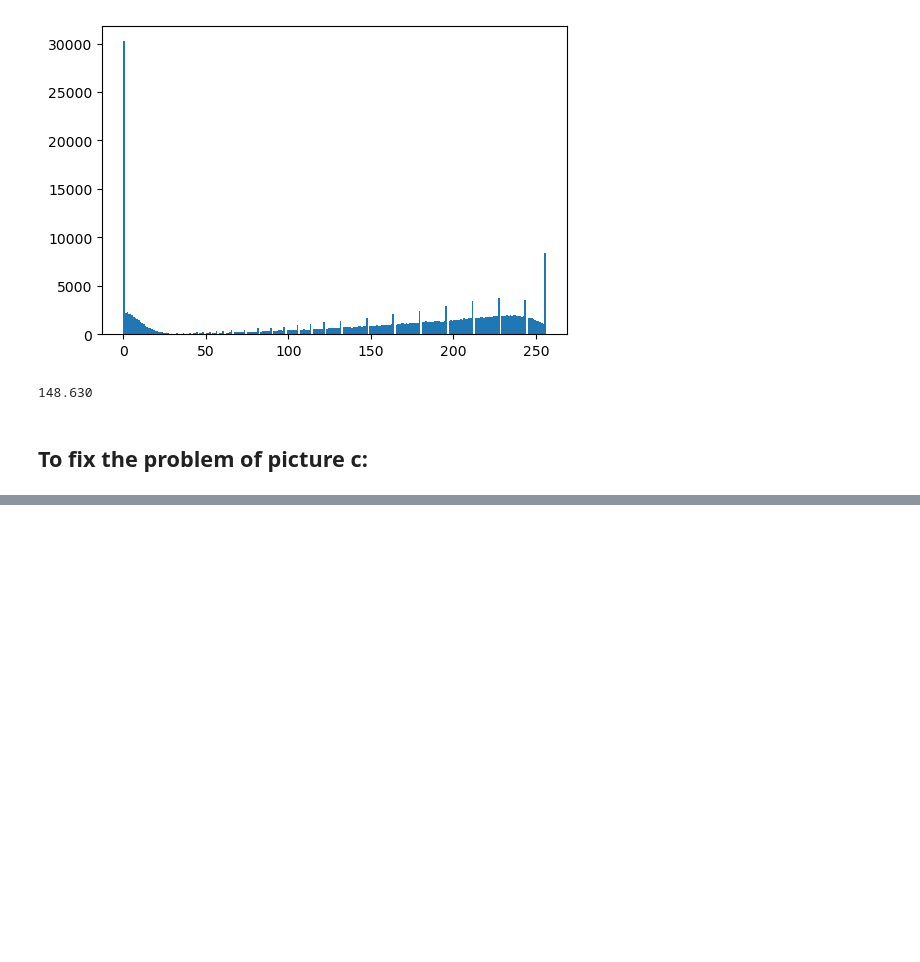
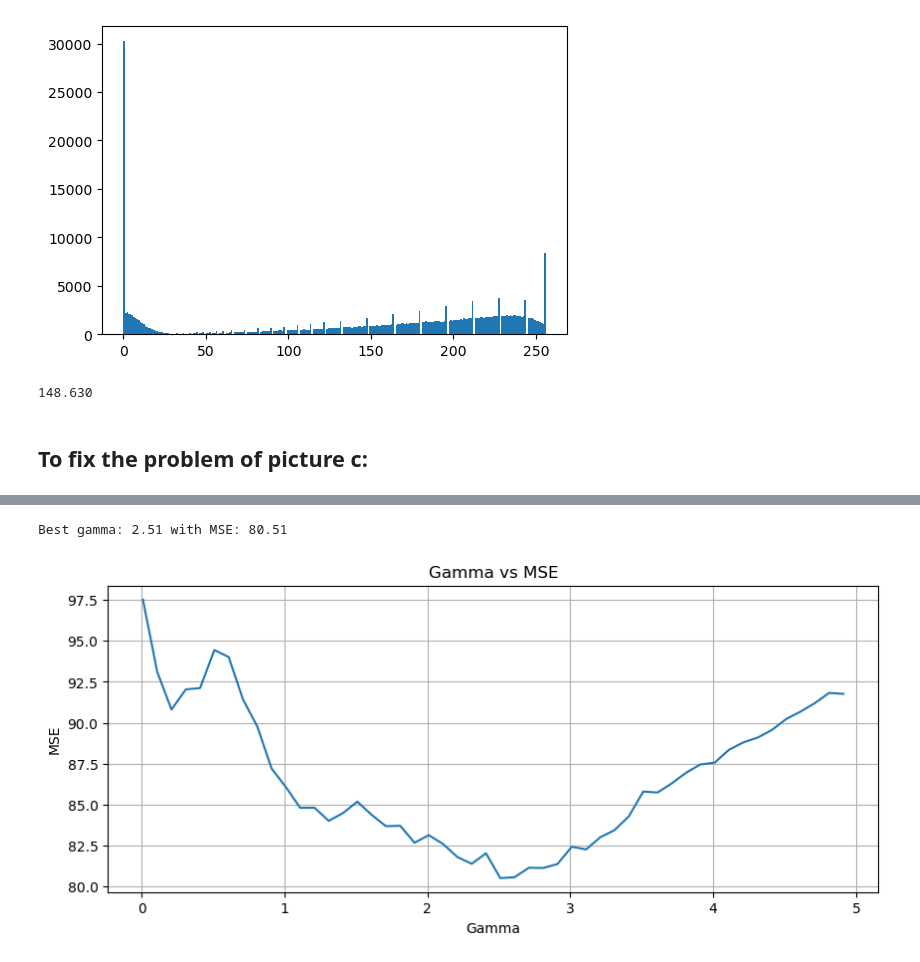
Before and after one commit to mjmousavi97/Image-processing-TehranUni-2025, a Jupyter notebook: DIP-HW2/src/Q3.ipynb, the cells around one changed output, grey strips where cells are left out. Saved outputs shown, nothing was run; the diff lists cells and outputs as text; code cells hidden in the pictures; blank space fills up the shorter version.

```diff
--- a/DIP-HW2/src/Q3.ipynb
+++ b/DIP-HW2/src/Q3.ipynb
@@ -150,0 +217,29 @@ print(f'{mean_intensity_b:.3f}')
+# %%
+def find_best_gamma(image_input, image_reference, gamma_range, c=1):
+    mse_values = []
+    gammas = np.arange(*gamma_range)
+
+    for gamma in gammas:
+        corrected = gamma_correction(image_input, gamma, c)
+        mse = mean_squared_error(image_reference.flatten(), corrected.flatten())
+        mse_values.append(mse)
+
+    best_gamma = gammas[np.argmin(mse_values)]
+    print(f"Best gamma: {best_gamma:.2f} with MSE: {min(mse_values):.2f}")
+
+    # Plotting
+    plt.figure(figsize=(10, 4))
+    plt.plot(gammas, mse_values)
+    plt.xlabel("Gamma")
+    plt.ylabel("MSE")
+    plt.title("Gamma vs MSE")
+    plt.grid(True)
+    plt.show()
+
+    return best_gamma, mse_values
+
+
+best_gamma, all_mse = find_best_gamma(images['d'], ideal_image, gamma_range=(0.01, 5.01, 0.1), c=0.9)
+# %% [output]
+Best gamma: 2.51 with MSE: 80.51
+[figure, added]
```
Also changed, not shown: parts of 11 cells of this notebook, 1 other file.
